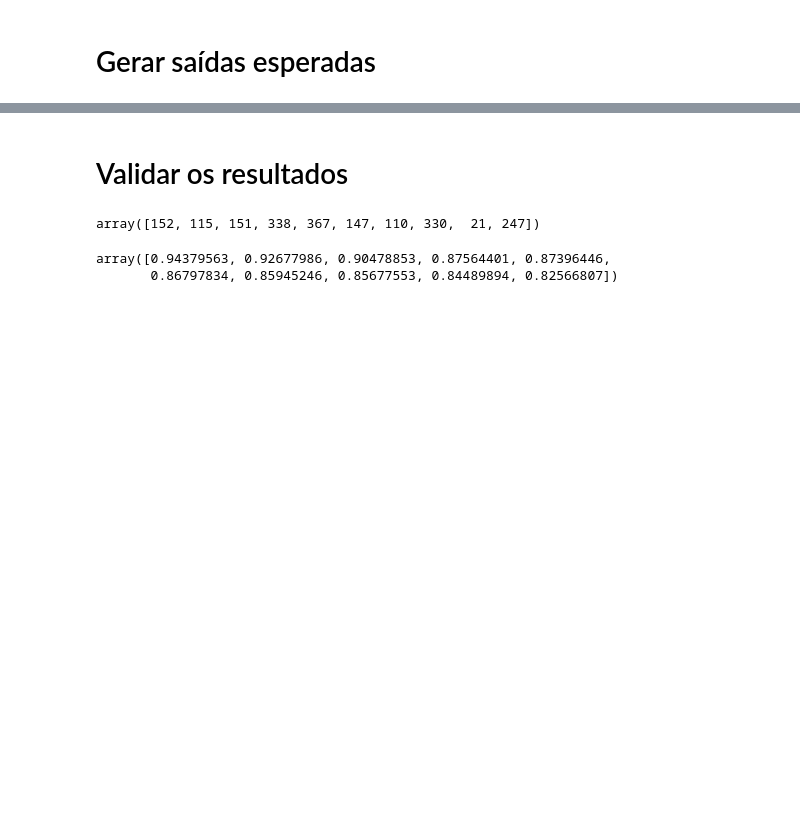
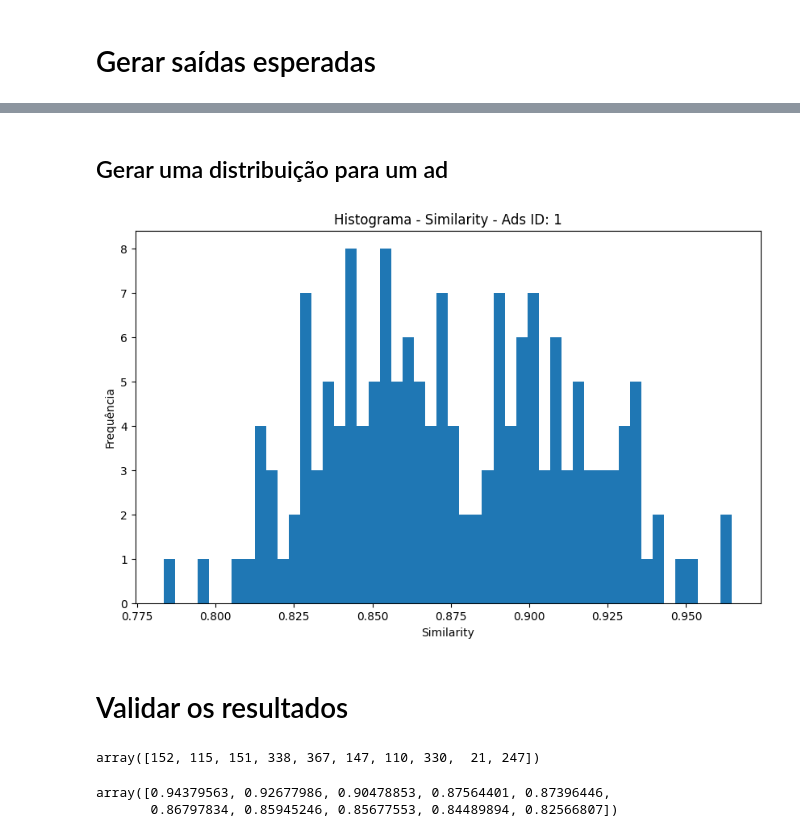
Before and after one commit to Allanvtr/ads-recommendation-system, a Jupyter notebook: notebook/01_prototipo_modelo_simples.ipynb, the cells around one changed output, grey strips where cells are left out. Cells and saved outputs as stored; diff of their text form; code cells hidden in the pictures; blank space fills up the shorter version.

```diff
--- a/notebook/01_prototipo_modelo_simples.ipynb
+++ b/notebook/01_prototipo_modelo_simples.ipynb
@@ -422,0 +475,2 @@ array([[0.47153176, 0.24981313, 0.63731514, ..., 0.08236718, 0.15515928,
+# %%
+df_recommendations = gerar_ranking(users, ads, similarity_matrix, top_k=5, threshold=0.5)
@@ -423,3 +514,22 @@ array([[0.47153176, 0.24981313, 0.63731514, ..., 0.08236718, 0.15515928,
+# %% [markdown]
+## Gerar uma distribuição para um ad
+# %%
+def plot_distribution(df_recommendations, ad_id):
+    hist_similarity_ads = df_recommendations.query('ad_id == @ad_id').similarity
+
+    plt.figure(figsize=(10, 6))
+    plt.hist(hist_similarity_ads, bins=50)
+    plt.title("Histograma - Similarity - Ads ID: {}".format(ad_id))
+    plt.xlabel("Similarity")
+    plt.ylabel("Frequência")
+    #plt.grid(axis='y', alpha=0.75)
+    #plt.grid(axis='x', alpha=0.75)
+
+    plt.show()
+# %%
+plot_distribution(df_recommendations, ad_id=1)
+# %% [output]
+[figure, added]
 # %% [markdown]
 # Validar os resultados
 # %%
```
Also changed, not shown: parts of 17 cells of this notebook.
